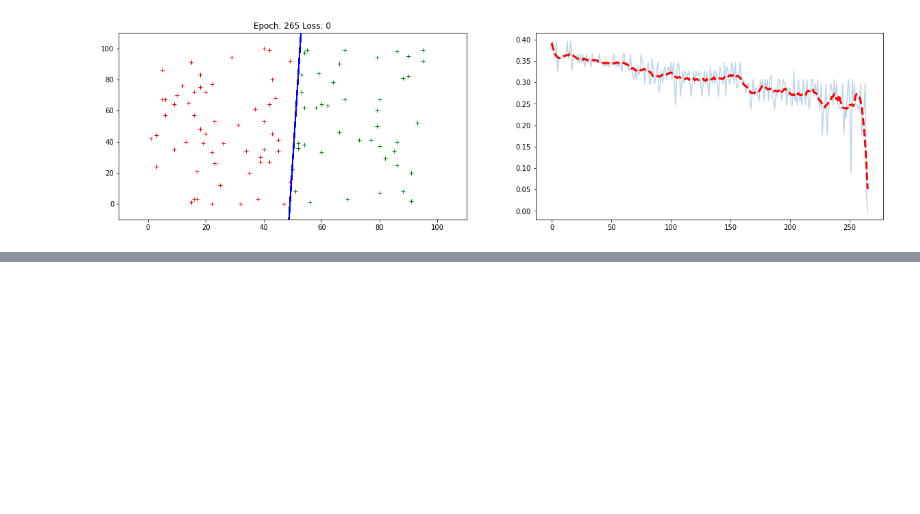
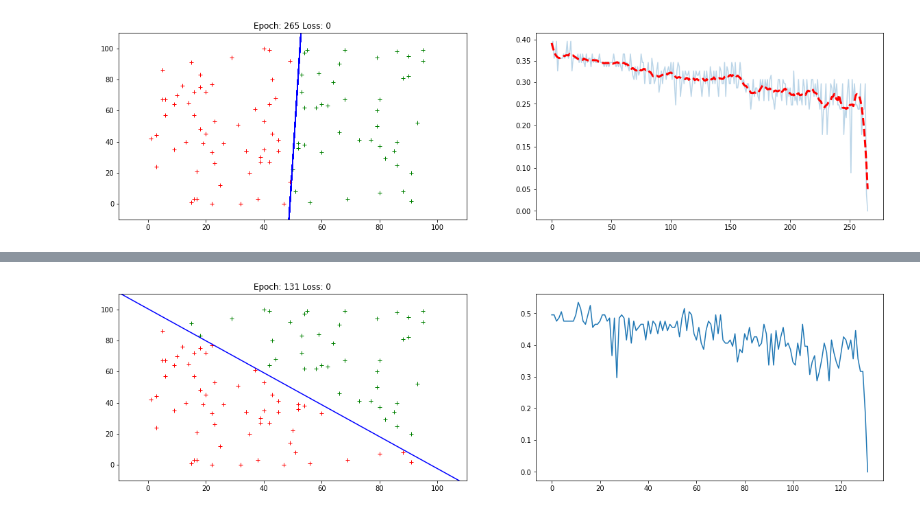
Before and after one commit to Kajol19-1/CVPR-Spring-21-22, a Jupyter notebook: c1.ipynb, the cells around one changed output, grey strips where cells are left out. Drawn from its saved outputs; the diff is of its cells as text; code cells hidden in the pictures; blank space fills up the shorter version.

```diff
--- a/c1.ipynb
+++ b/c1.ipynb
@@ -105,0 +143,69 @@ while count < len(X1):
+# %%
+import matplotlib.pyplot as plt
+import numpy as np
+import random
+import math
+from IPython import display
+from scipy.signal import savgol_filter
+
+W = [random.random(), random.random()]
+b= random.random()
+
+lr = 1
+theta = 0.5
+epoch = 0
+count = 0
+
+loss = []
+
+while count <len(X1):
+    total_error = 0
+    for i in range(len(Y2)):
+        weighted_sum = W[0]*X1[i] +W[1]*X2[i] +b
+
+        pred = 0
+        if weighted_sum>theta:
+            pred= 1
+
+        error = Y2[i]-pred
+        if error != 0:
+            count = 0
+            total_error += math.sqrt(error**2)
+            W[0] = W[0]+ error*X1[i]*lr
+            W[1] += error*X2[i]*lr
+            b    += error*lr
+        else:
+            count +=1
+
+    loss.append(1/len(X1)*total_error)
+    plt.figure(figsize=(20,5))
+    plt.subplot(1,2,1)# 2row 2column index_value
+    display.clear_output(wait= True)
+    for i in range(len(Y2)):
+        if Y2[i] == 0:
+            plt.plot(X1[i], X2[i], "g+")
+        else:
+            plt.plot(X1[i], X2[i], "r+")
+
+        plt.xlim([-10, 110])
+        plt.ylim([-10, 110])
+
+        xintr = (theta-b)/W[0]
+        yintr = (theta-b)/W[1]
+
+        slope = -yintr/xintr
+
+        xx =plt.xlim()
+    yy= []
+    for x in xx:
+        yy.append(slope*x+yintr)
+    plt.plot(xx,yy,'b')
+
+    plt.title(f"Epoch: {epoch} Loss: {total_error}")
+    plt.subplot(1,2,2) #multiple figure(1roe 2column index_value)
+    plt.plot(loss)
+    plt.show()
+    print(f"Epoch: {epoch} Loss: {loss[-1]}")
+    epoch +=1
+# %% [output]
+[figure, added]
```
Also changed, not shown: parts of 4 cells of this notebook, 1 other file.
